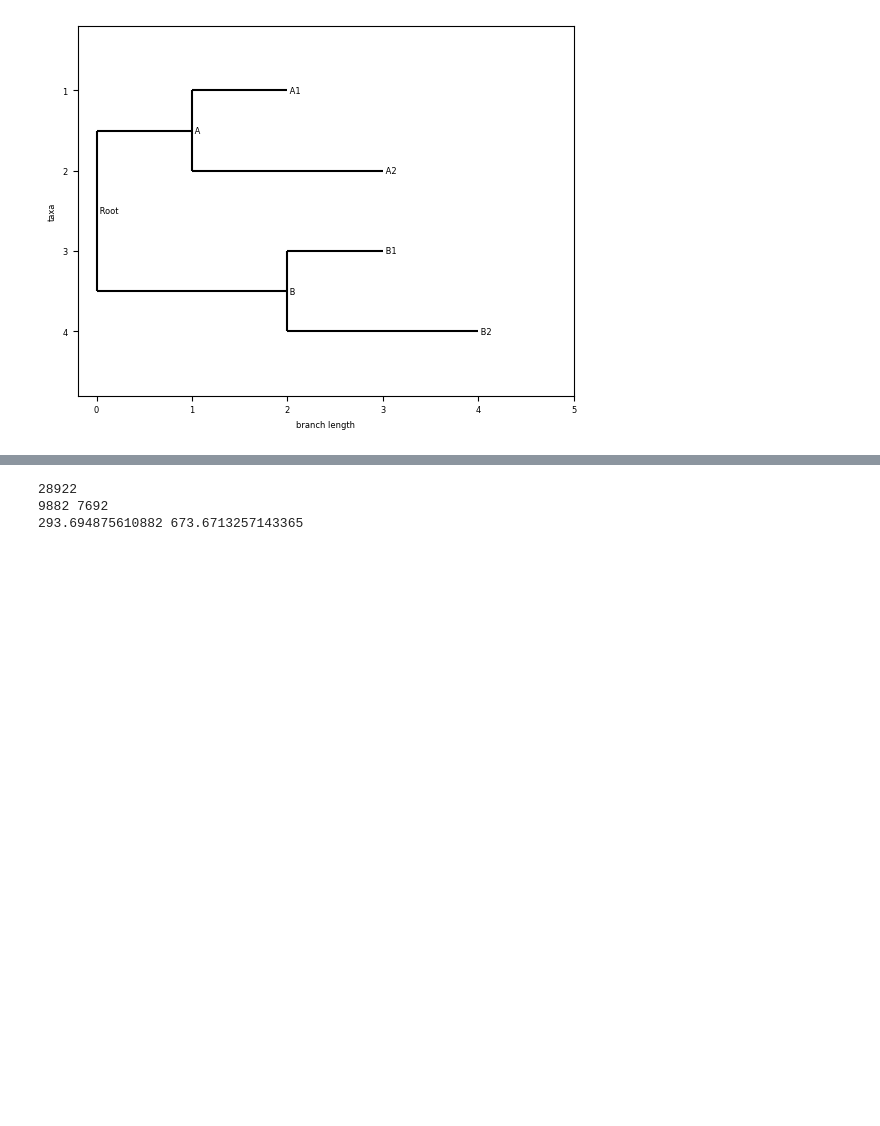
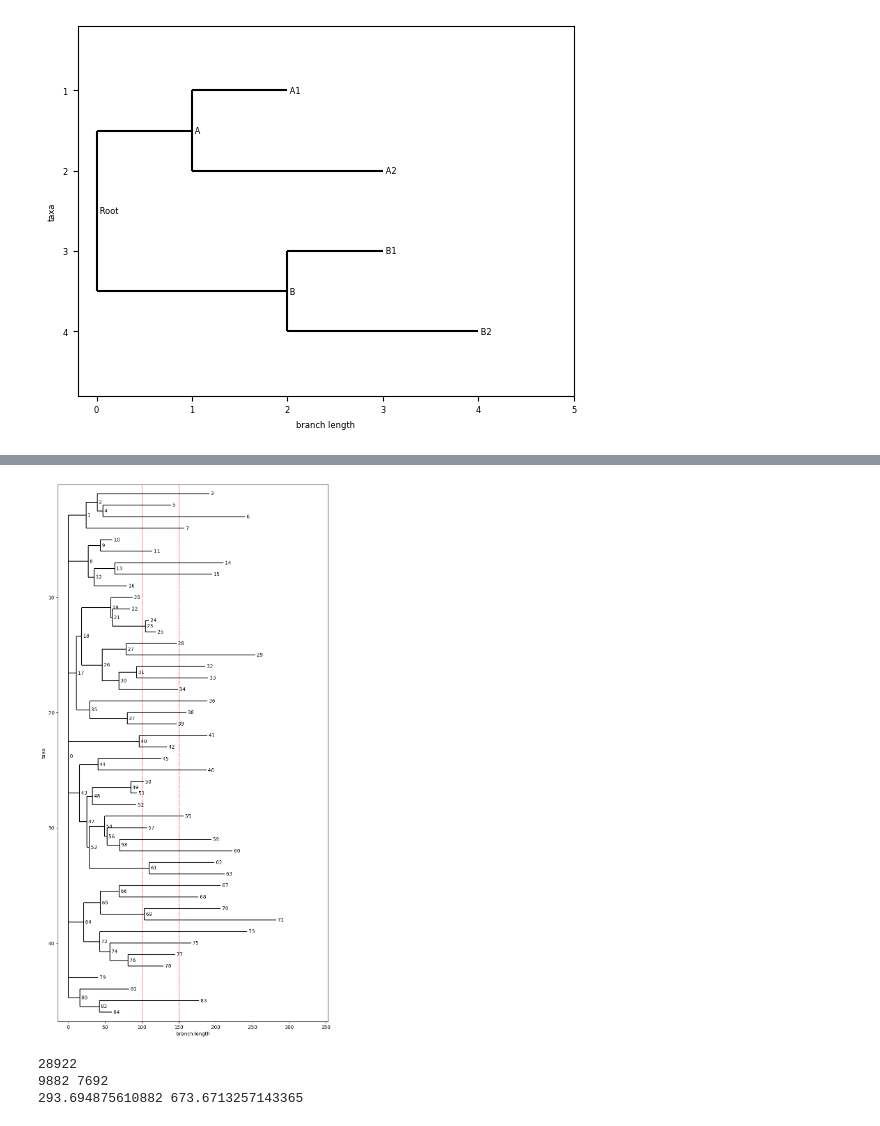
Before and after one commit to jingchengsimon/NeuronWithNetworkx, a Jupyter notebook: Polytree.ipynb, the cells around one changed output, grey strips where cells are left out. Drawn from its saved outputs; the diff is of its cells as text; code cells hidden in the pictures; blank space fills up the shorter version.

```diff
--- a/Polytree.ipynb
+++ b/Polytree.ipynb
@@ -128,3 +152,43 @@ Phylo.draw(tree, axes=axes)
+# %%
+# 读取树结构
+tree = Phylo.read("L5_morphology.xml", "phyloxml")
+
+# 递归遍历分支并编号
+def assign_branch_numbers(clade, branch_list, count=0):
+    """
+    给树的每个分支编号，并记录在 branch_list 中。
+    """
+    branch_list.append((count, clade))
+    count += 1
+    for child in clade.clades:
+        count = assign_branch_numbers(child, branch_list, count)
+    return count
+
+# 获取所有分支的编号
+branch_list = []  # 保存 (编号, 分支对象)
+assign_branch_numbers(tree.root, branch_list)
+
+# 保留 0 到 84 编号的分支
+branch_numbers_to_keep = range(85)
+branches_to_keep = {clade for num, clade in branch_list if num in branch_numbers_to_keep}
+
+# 递归移除不需要的分支
+def prune_tree(clade):
+    clade.clades = [child for child in clade.clades if child in branches_to_keep]
+    for child in clade.clades:
+        prune_tree(child)
+
+prune_tree(tree.root)
+
+# 绘制筛选后的树
+matplotlib.rc('font', size=10)
+fig = plt.figure(figsize=(10, 20), dpi=100)
+axes = fig.add_subplot(1, 1, 1)
+axes.axvline(x=100, color="red", linestyle="--", linewidth=0.5)
+axes.axvline(x=150, color="red", linestyle="--", linewidth=0.5)
+Phylo.draw(tree, axes=axes)
+# %% [output]
+[figure, added]
 # %%
 folder_path = '/G/results/simulation/20241106_1657/1'
 section_synapse_df = pd.read_csv(folder_path + '/section_synapse_df.csv')
```
Also changed, not shown: parts of 8 cells of this notebook, 1 other file.
